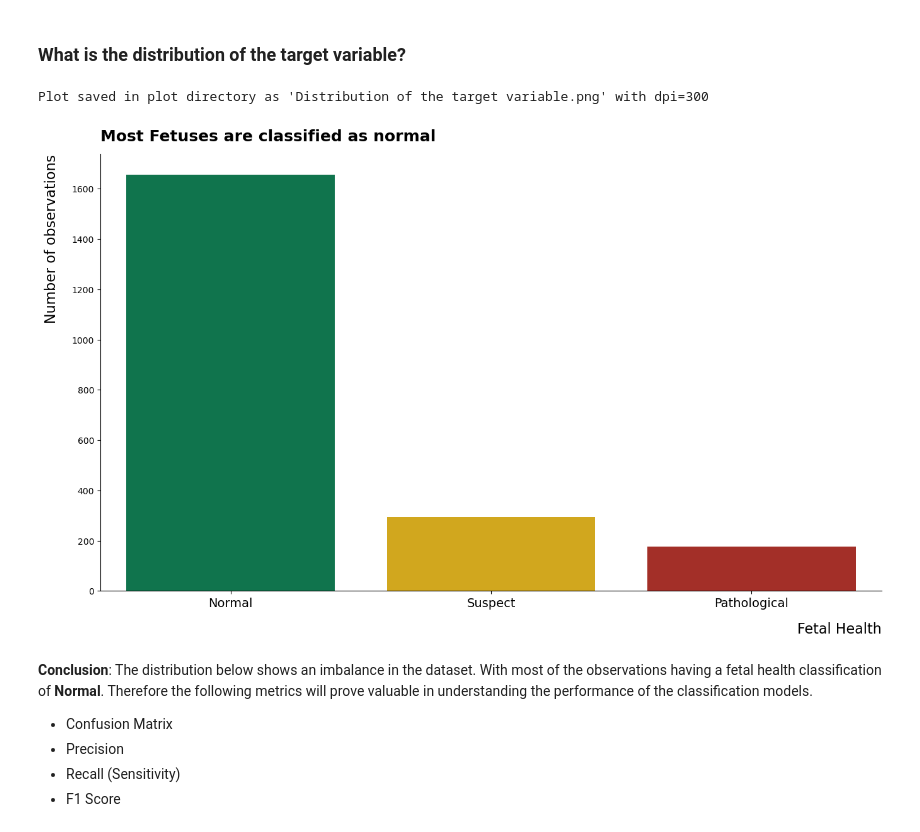
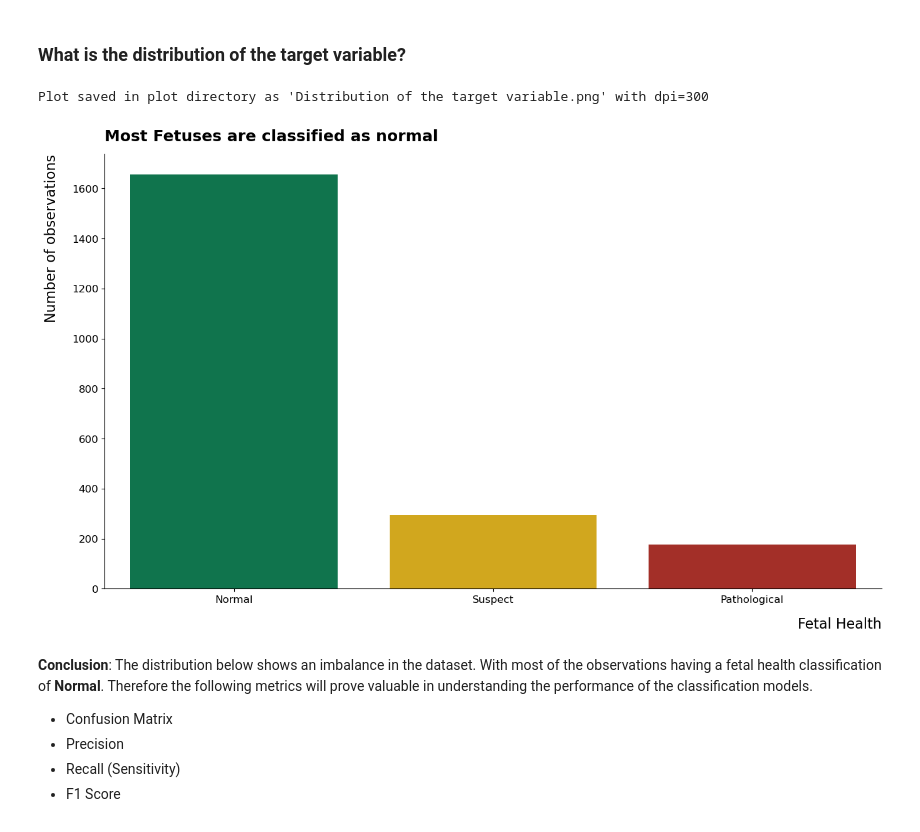
Before and after one commit to KenImade/fetal_classifier, a Jupyter notebook: fetal_health_classifier.ipynb, the cells around one changed output. Saved outputs shown, nothing was run; the diff lists cells and outputs as text; code cells hidden in the pictures.

```diff
--- a/fetal_health_classifier.ipynb
+++ b/fetal_health_classifier.ipynb
@@ -213,24 +215,25 @@ df.describe().T
 # %%
 plot = sns.countplot(data=df, x='fetal_health', palette=colors)
 
 # Adjusting graph
 plt.xlabel('Fetal Health', fontsize=16, fontweight=500, loc='right', labelpad=15)
 plt.xticks(ticks=[0, 1, 2], labels=['Normal', 'Suspect', 'Pathological'], fontsize=14)
 
 plt.title('Most Fetuses are classified as normal', loc='left', fontsize=18, fontweight=600, pad=15)
 plt.ylabel('Number of observations', fontsize=16, fontweight=500, loc='top', labelpad=15)
 
 plt.gca().spines[['top', 'right']].set_visible(False)
 
+plt.tick_params(axis='both', which='major', labelsize=12)
 
 # Saving plot
 save_plot('Distribution of the target variable.png')
 
 # Disply plot
 plt.show()
 # %% [output]
 Plot saved in plot directory as 'Distribution of the target variable.png' with dpi=300
-[figure, old version]
+[figure, new version]
 # %% [markdown]
 **Conclusion**: The distribution below shows an imbalance in the dataset. With most of the observations having a fetal health classification of **Normal**. Therefore the following metrics will prove valuable in understanding the performance of the classification models.
 - Confusion Matrix
```
Also changed, not shown: parts of 4 cells of this notebook, 1 other file.
